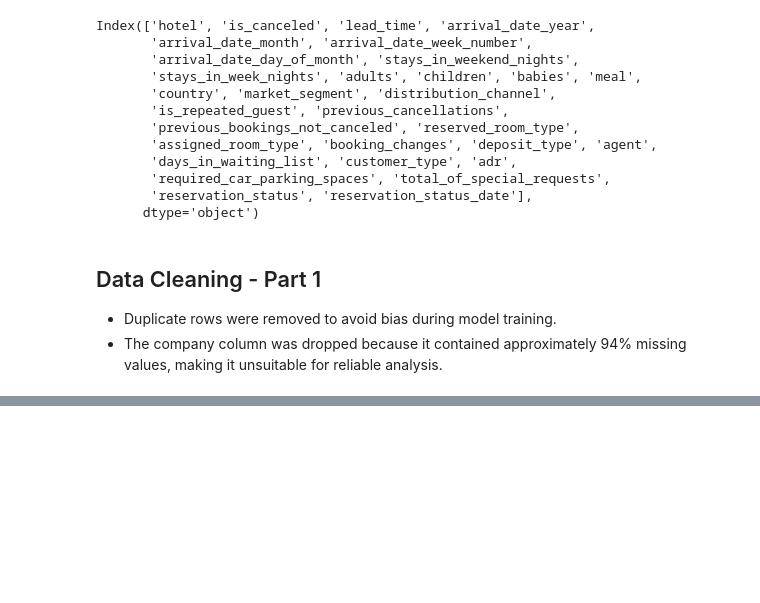
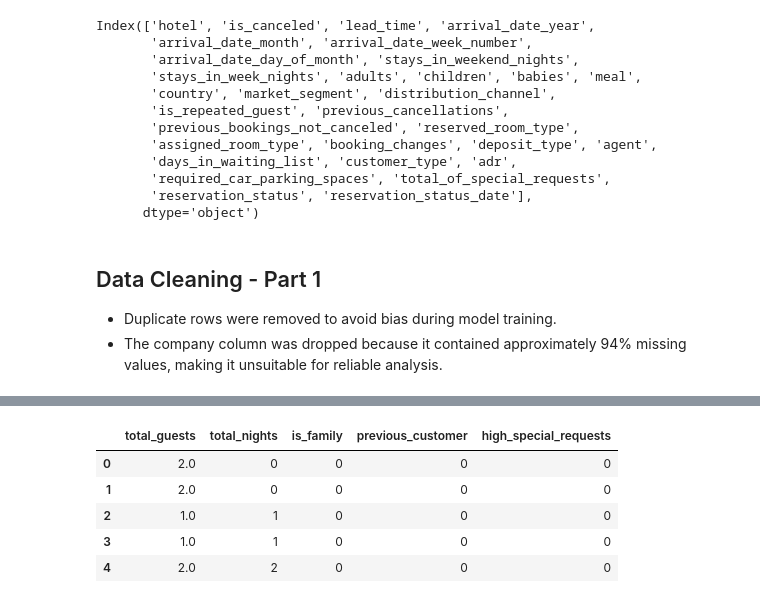
Before and after one commit to venkatjyoshitpotnuru/Hotel-Booking-Cancellation-Using-Ensemble-Learning, a Jupyter notebook: notebooks/Hotel_Booking_Ensemble_Study.ipynb.ipynb, the cells around one changed output, grey strips where cells are left out. Cells and saved outputs as stored; diff of their text form; code cells hidden in the pictures; blank space fills up the shorter version.

```diff
--- a/notebooks/Hotel_Booking_Ensemble_Study.ipynb.ipynb
+++ b/notebooks/Hotel_Booking_Ensemble_Study.ipynb.ipynb
@@ -278,0 +325,5 @@ Index(['hotel', 'is_canceled', 'lead_time', 'arrival_date_year',
+# %%
+hotel_df["total_nights"] = (
+    hotel_df["stays_in_weekend_nights"]
+    + hotel_df["stays_in_week_nights"]
+)
@@ -278,0 +341,17 @@ Index(['hotel', 'is_canceled', 'lead_time', 'arrival_date_year',
+# %%
+hotel_df[
+    [
+        "total_guests",
+        "total_nights",
+        "is_family",
+        "previous_customer",
+        "high_special_requests"
+    ]
+].head()
+# %% [output]
+|  | total_guests | total_nights | is_family | previous_customer | high_special_requests |
+| 0 | 2.0 | 0 | 0 | 0 | 0 |
+| 1 | 2.0 | 0 | 0 | 0 | 0 |
+| 2 | 1.0 | 1 | 0 | 0 | 0 |
+| 3 | 1.0 | 1 | 0 | 0 | 0 |
+| 4 | 2.0 | 2 | 0 | 0 | 0 |
```
Also changed, not shown: parts of 14 cells of this notebook.
